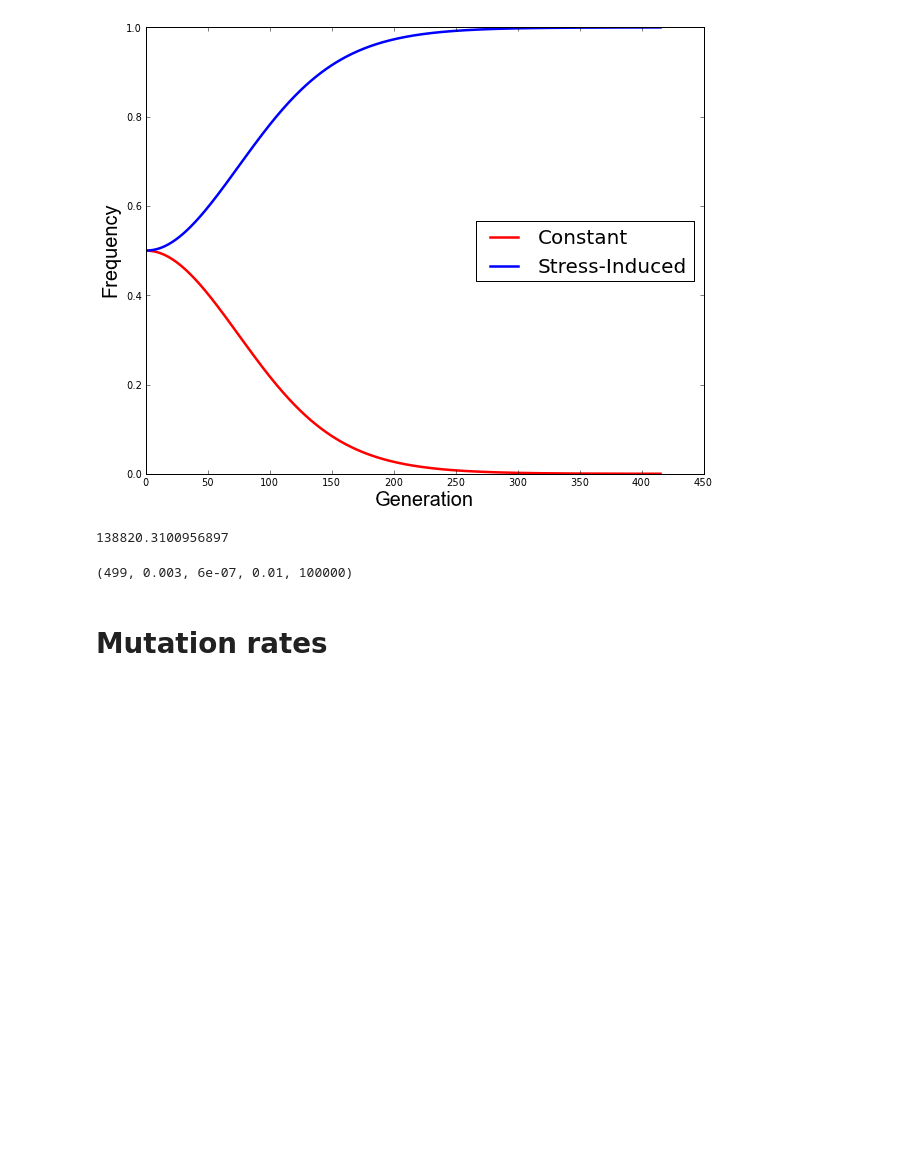
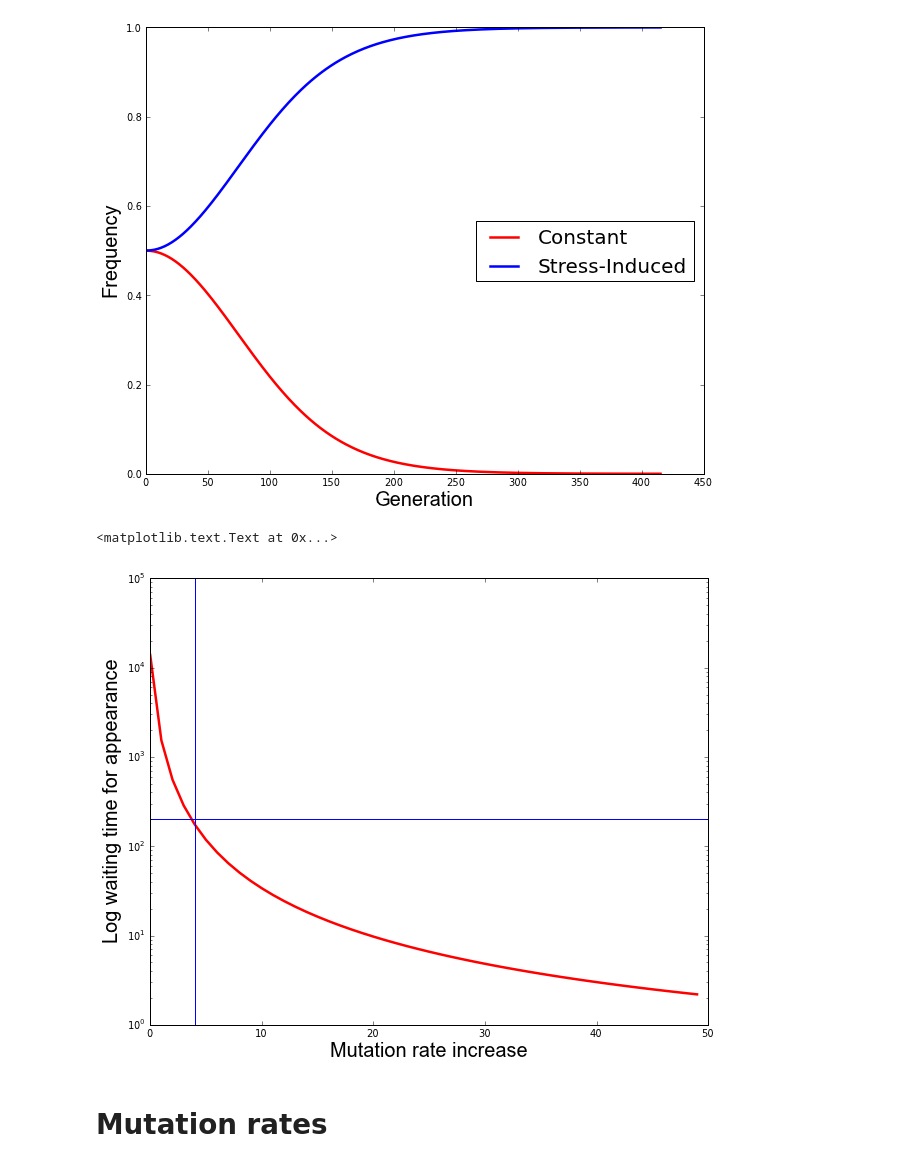
Before and after one commit to yoavram/SIDEER2013, a Jupyter notebook: presentation.ipynb, the cells around one changed output. Saved outputs shown, nothing was run; the diff lists cells and outputs as text; code cells hidden in the pictures; blank space fills up the shorter version.

```diff
--- a/presentation.ipynb
+++ b/presentation.ipynb
@@ -243,14 +249,20 @@ ax.legend(["Constant","Stress-Induced"],loc=5, prop={"size":20})
 # %% [output]
 <matplotlib.legend.Legend at 0x...>
 [figure]
-# %%
-1/(appearance_cm(1, U, u, s)*N)
-# %% [output]
-138820.3100956897
-# %%
-T, U, u, s,N
-# %% [output]
-(499, 0.003, 6e-07, 0.01, 100000)
+# %%
+N=1e6
+fig = pyplot.figure(figsize=(10,8))
+ax = fig.add_subplot(1,1,1)
+ax.plot([1.0/(N*e**(-T*U)*(T*u)**2 /s *(2+s-T*U)) for T in linspace(1,100)], linewidth=2.5, color="red")
+ax.axhline(y=200)
+ax.axvline(x=4)
+
+ax.set_yscale("log")
+ax.set_ylabel("Log waiting time for appearance", fontname="arial", fontsize=20)
+ax.set_xlabel("Mutation rate increase", fontname="arial", fontsize=20)
+# %% [output]
+<matplotlib.text.Text at 0x...>
+[figure, added]
 # %% [markdown]
 # Mutation rates
 # %%
```
Also changed, not shown: parts of 9 cells of this notebook, 1 other file.
